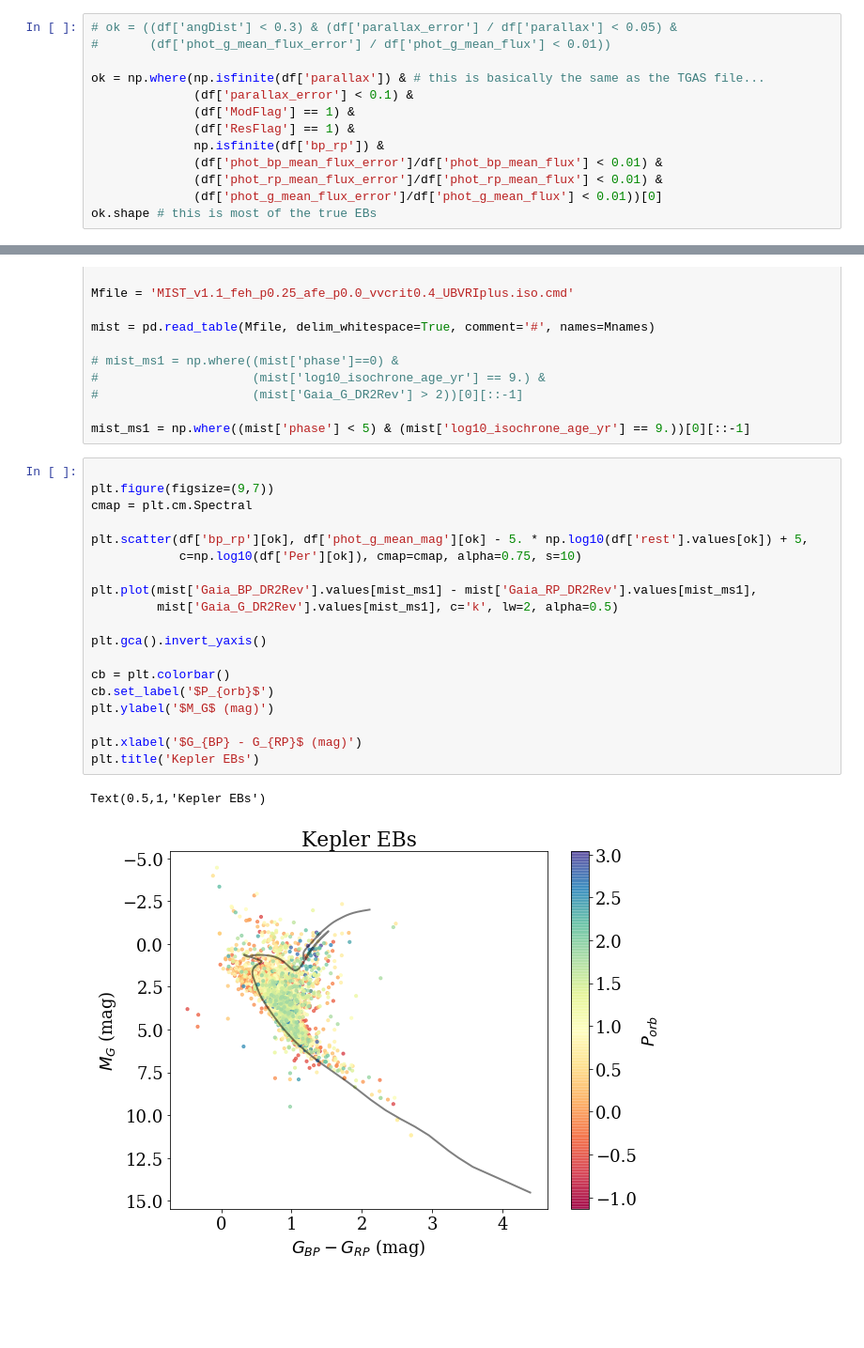
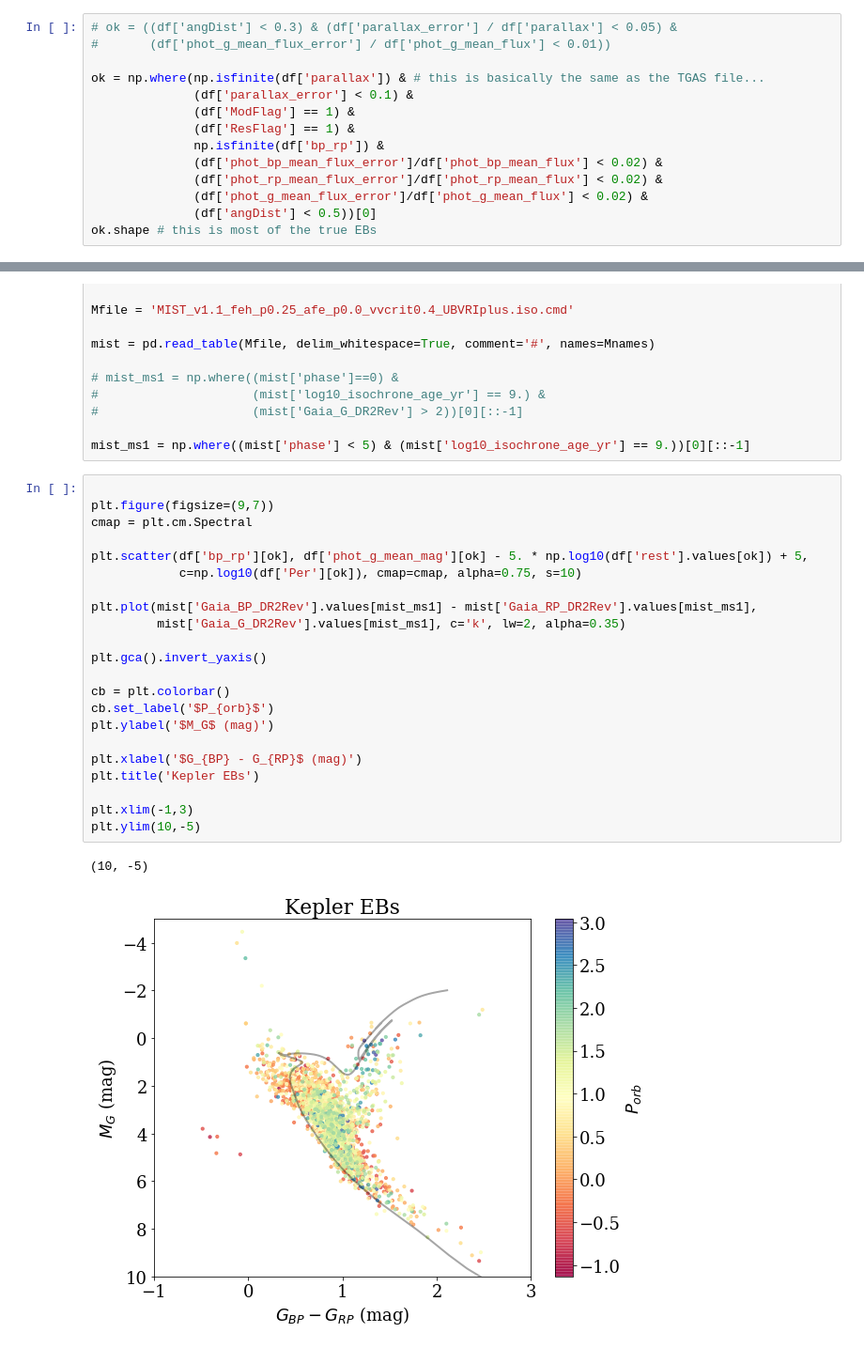
Before and after one commit to jradavenport/EBHRD, a Jupyter notebook: notebooks/explore.ipynb, the cells around one changed output, grey strips where cells are left out. Shown at 94% size. Cells and saved outputs as stored; diff of their text form; blank space fills up the shorter version.

```diff
--- a/notebooks/explore.ipynb
+++ b/notebooks/explore.ipynb
@@ -49,8 +49,9 @@ ok = np.where(np.isfinite(df['parallax']) & # this is basically the same as the
               (df['ModFlag'] == 1) &
               (df['ResFlag'] == 1) &
               np.isfinite(df['bp_rp']) &
-              (df['phot_bp_mean_flux_error']/df['phot_bp_mean_flux'] < 0.01) &
-              (df['phot_rp_mean_flux_error']/df['phot_rp_mean_flux'] < 0.01) &
-              (df['phot_g_mean_flux_error']/df['phot_g_mean_flux'] < 0.01))[0]
+              (df['phot_bp_mean_flux_error']/df['phot_bp_mean_flux'] < 0.02) &
+              (df['phot_rp_mean_flux_error']/df['phot_rp_mean_flux'] < 0.02) &
+              (df['phot_g_mean_flux_error']/df['phot_g_mean_flux'] < 0.02) &
+              (df['angDist'] < 0.5))[0]
 ok.shape # this is most of the true EBs
 # %% [output]
@@ -92,22 +93,25 @@ mist_ms1 = np.where((mist['phase'] < 5) & (mist['log10_isochrone_age_yr'] == 9.)
 # %%
 
 plt.figure(figsize=(9,7))
 cmap = plt.cm.Spectral
 
 plt.scatter(df['bp_rp'][ok], df['phot_g_mean_mag'][ok] - 5. * np.log10(df['rest'].values[ok]) + 5,
             c=np.log10(df['Per'][ok]), cmap=cmap, alpha=0.75, s=10)
 
 plt.plot(mist['Gaia_BP_DR2Rev'].values[mist_ms1] - mist['Gaia_RP_DR2Rev'].values[mist_ms1],
-         mist['Gaia_G_DR2Rev'].values[mist_ms1], c='k', lw=2, alpha=0.5)
+         mist['Gaia_G_DR2Rev'].values[mist_ms1], c='k', lw=2, alpha=0.35)
 
 plt.gca().invert_yaxis()
 
 cb = plt.colorbar()
 cb.set_label('$P_{orb}$')
 plt.ylabel('$M_G$ (mag)')
 
 plt.xlabel('$G_{BP} - G_{RP}$ (mag)')
 plt.title('Kepler EBs')
+
+plt.xlim(-1,3)
+plt.ylim(10,-5)
 # %% [output]
-Text(0.5,1,'Kepler EBs')
+(10, -5)
-[figure, old version]
+[figure, new version]
```
Also changed, not shown: parts of 2 cells of this notebook.
